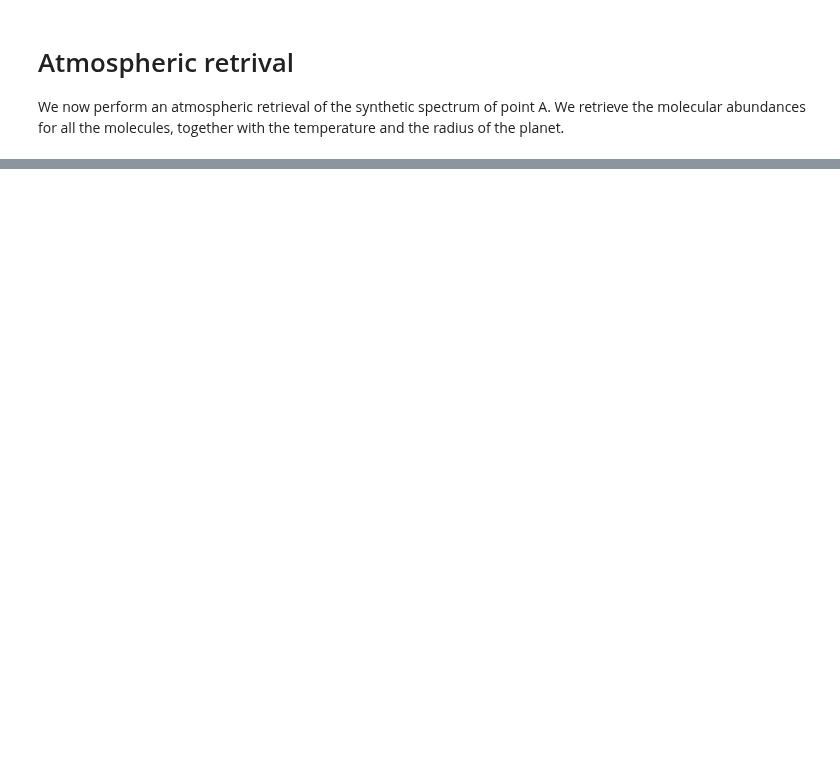
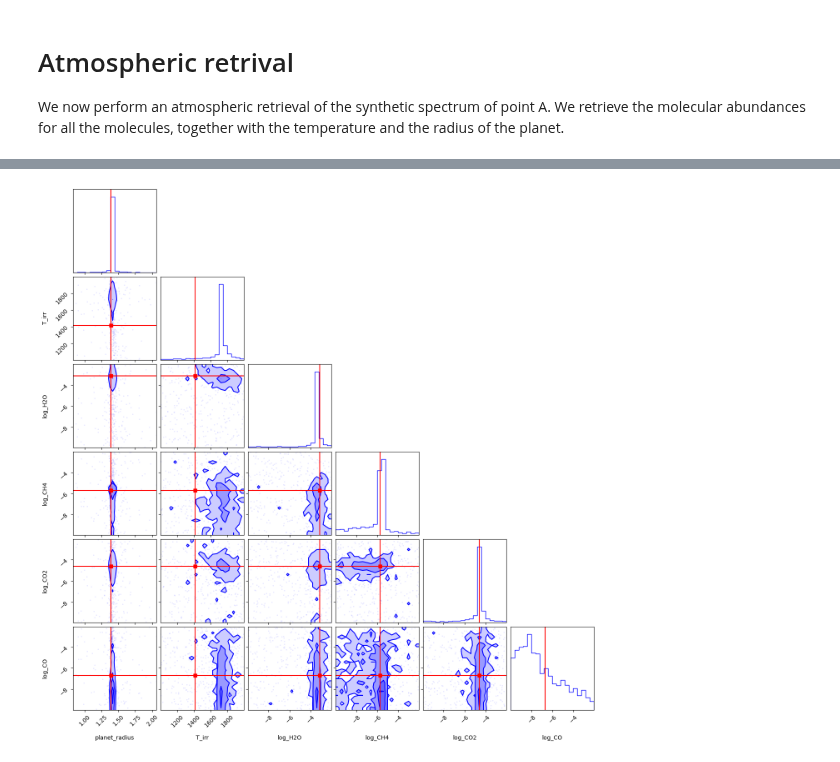
Before and after one commit to tiziano1590/comp_astro_24, a Jupyter notebook: assignment3/retrieval_WASP-62b.ipynb, the cells around one changed output, grey strips where cells are left out. Saved outputs shown, nothing was run; the diff lists cells and outputs as text; code cells hidden in the pictures; blank space fills up the shorter version.

```diff
--- a/assignment3/retrieval_WASP-62b.ipynb
+++ b/assignment3/retrieval_WASP-62b.ipynb
@@ -138,5 +143,5 @@ traces = np.array([fit_params[key]['trace'] for key in fit_params.keys()])
 # we save the traces array to a .npy file for convenience
 np.save('traces_WASP-62b.npy', traces)
 # %%
-path = '/home/gaia/third_semester/COMP-ASTRO/comp_astro_24/assignment3/traces_WASP-62b.npy'
+path = '/home/ubuntu/comp_astro_24/assignment3/traces_WASP-62b.npy'
 traces = np.load(path)
@@ -143,7 +154,6 @@ traces = np.load(path)
 # %%
-params = pd.read_csv('WASP-62b-fit.csv')['param']
-true_values = [1415.0, 0.58, 1.39, -7.251109174753192, -13.199920480491068,
-               -10.652602385754712, -15.455299991073538]
+params = pd.read_csv('WASP-62b-fit.csv', sep='\t')['param']
+true_values =  [ 1.39, 1415.0, -3.1491167022733535, -5.732652626238991,-4.626366434042687,-6.712151502282615 ]
 
 # Create the corner plot with colors and labels
 corner.corner(
@@ -152,7 +162,8 @@ corner.corner(
     color='blue',
     plot_datapoints=True,
     fill_contours=True,
-    truths = true_values
-    truth_color = red
+    truths = true_values,
+    truth_color = 'red'
 )
 plt.show()
+# %% [output]
@@ -158,0 +180 @@ plt.show()
+[figure, added]
```
Also changed, not shown: parts of 7 cells of this notebook, 3 other files.
